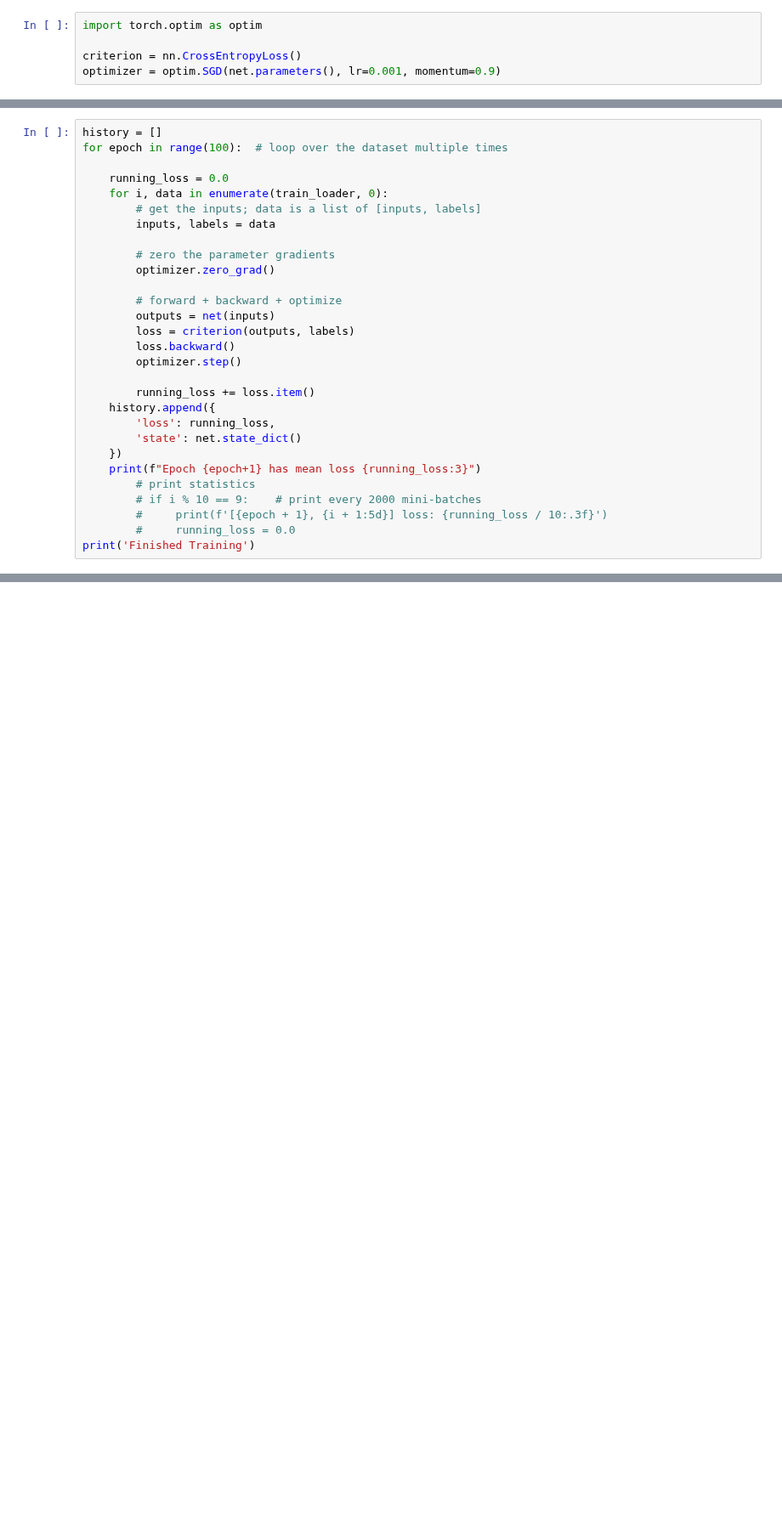
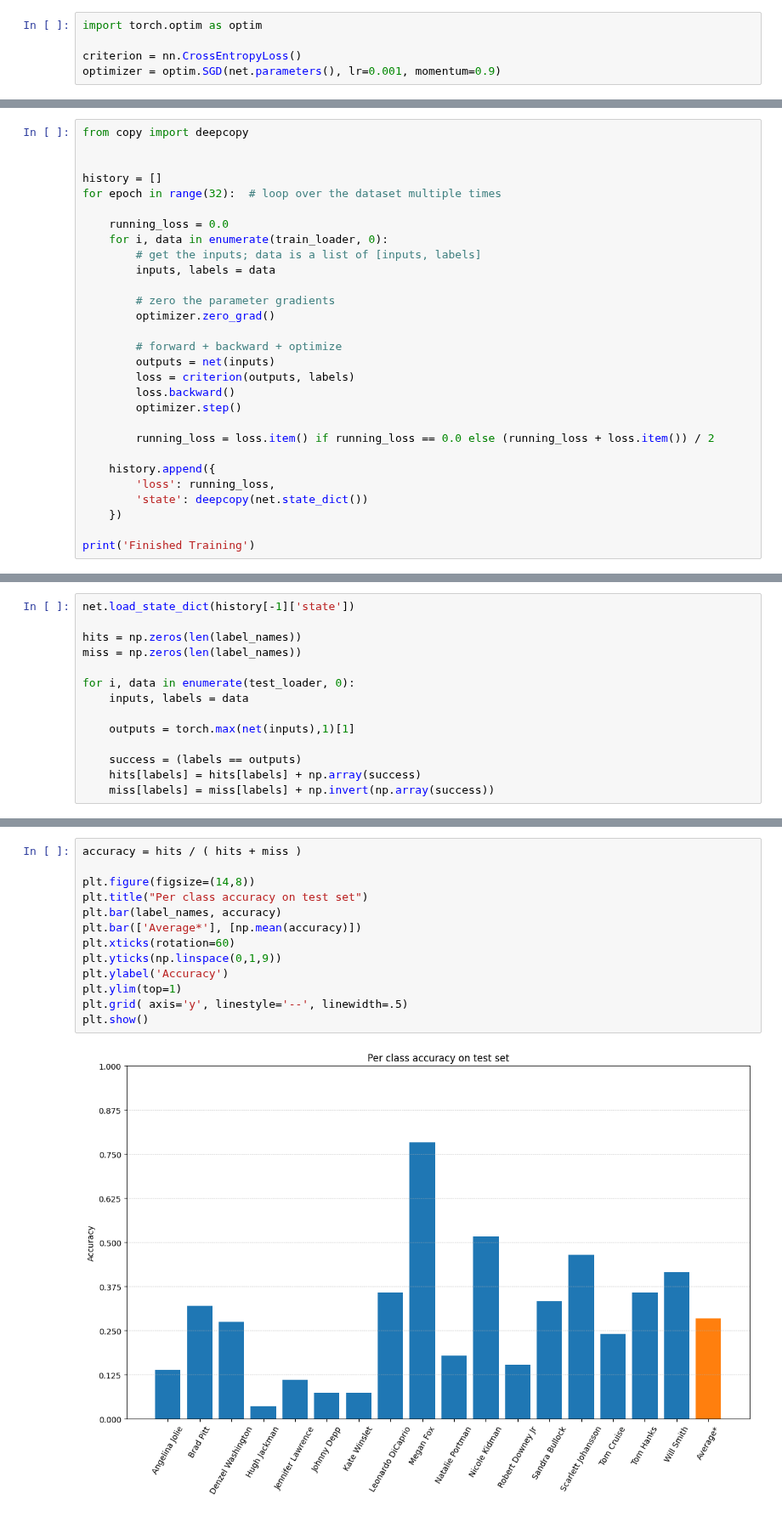
Before and after one commit to marcospampi/lab-data-mining, a Jupyter notebook: homework6/homework.ipynb, the cells around one changed output, grey strips where cells are left out. Shown at 85% size. Drawn from its saved outputs; the diff is of its cells as text; blank space fills up the shorter version.

```diff
--- a/homework6/homework.ipynb
+++ b/homework6/homework.ipynb
@@ -160,6 +202,9 @@ optimizer = optim.SGD(net.parameters(), lr=0.001, momentum=0.9)
 # %%
+from copy import deepcopy
+
+
 history = []
-for epoch in range(100):  # loop over the dataset multiple times
+for epoch in range(32):  # loop over the dataset multiple times
 
     running_loss = 0.0
     for i, data in enumerate(train_loader, 0):
@@ -175,15 +220,12 @@ for epoch in range(100):  # loop over the dataset multiple times
         loss.backward()
         optimizer.step()
 
-        running_loss += loss.item()
+        running_loss = loss.item() if running_loss == 0.0 else (running_loss + loss.item()) / 2
+
     history.append({
         'loss': running_loss,
-        'state': net.state_dict()
+        'state': deepcopy(net.state_dict())
     })
-    print(f"Epoch {epoch+1} has mean loss {running_loss:3}")
-        # print statistics
-        # if i % 10 == 9:    # print every 2000 mini-batches
-        #     print(f'[{epoch + 1}, {i + 1:5d}] loss: {running_loss / 10:.3f}')
-        #     running_loss = 0.0
+
 print('Finished Training')
 # %% [output]
@@ -227,0 +289,14 @@ sys.getsizeof(net.state_dict())
+# %%
+net.load_state_dict(history[-1]['state'])
+
+hits = np.zeros(len(label_names))
+miss = np.zeros(len(label_names))
+
+for i, data in enumerate(test_loader, 0):
+    inputs, labels = data
+
+    outputs = torch.max(net(inputs),1)[1]
+
+    success = (labels == outputs)
+    hits[labels] = hits[labels] + np.array(success)
+    miss[labels] = miss[labels] + np.invert(np.array(success))
@@ -227,0 +305,15 @@ sys.getsizeof(net.state_dict())
+# %%
+accuracy = hits / ( hits + miss )
+
+plt.figure(figsize=(14,8))
+plt.title("Per class accuracy on test set")
+plt.bar(label_names, accuracy)
+plt.bar(['Average*'], [np.mean(accuracy)])
+plt.xticks(rotation=60)
+plt.yticks(np.linspace(0,1,9))
+plt.ylabel('Accuracy')
+plt.ylim(top=1)
+plt.grid( axis='y', linestyle='--', linewidth=.5)
+plt.show()
+# %% [output]
+[figure, added]
```
Also changed, not shown: parts of 31 cells of this notebook, 1 other file.
